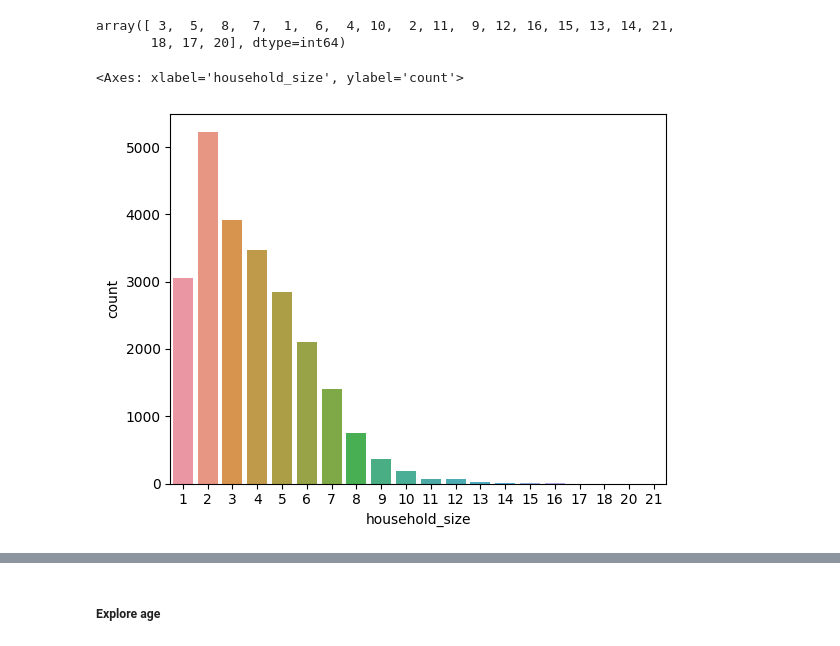
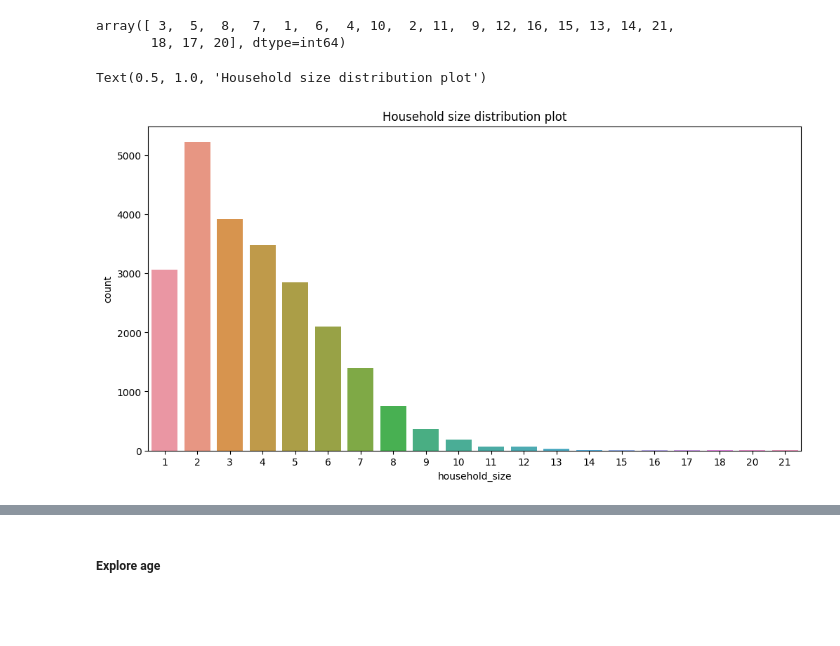
Before and after one commit to Njeri-Gitome/Financial_Inclusion_in_Africa, a Jupyter notebook: financial.ipynb, the cells around one changed output, grey strips where cells are left out. Cells and saved outputs as stored; diff of their text form; code cells hidden in the pictures; blank space fills up the shorter version.

```diff
--- a/financial.ipynb
+++ b/financial.ipynb
@@ -144,10 +151,14 @@ train['household_size'].unique()
 # %% [output]
 array([ 3,  5,  8,  7,  1,  6,  4, 10,  2, 11,  9, 12, 16, 15, 13, 14, 21,
        18, 17, 20], dtype=int64)
-# %%
-sns.countplot(train, x= 'household_size')
-# %% [output]
-<Axes: xlabel='household_size', ylabel='count'>
-[figure, removed]
+# %%
+plt.figure(figsize =(12,6))
+
+sns.countplot(train, x= 'household_size')
+
+plt.title('Household size distribution plot')
+# %% [output]
+Text(0.5, 1.0, 'Household size distribution plot')
+[figure, added]
 # %%
 # Alternativel: histogram plot
```
Also changed, not shown: parts of 21 cells of this notebook.
